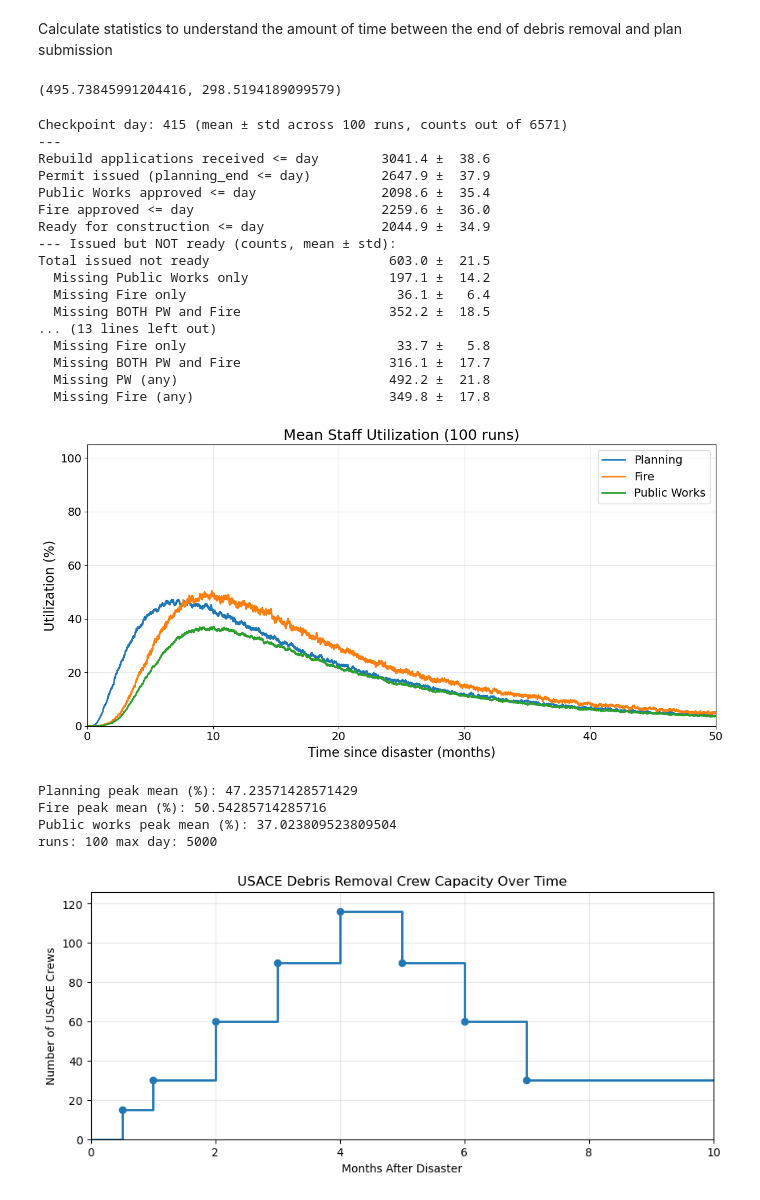
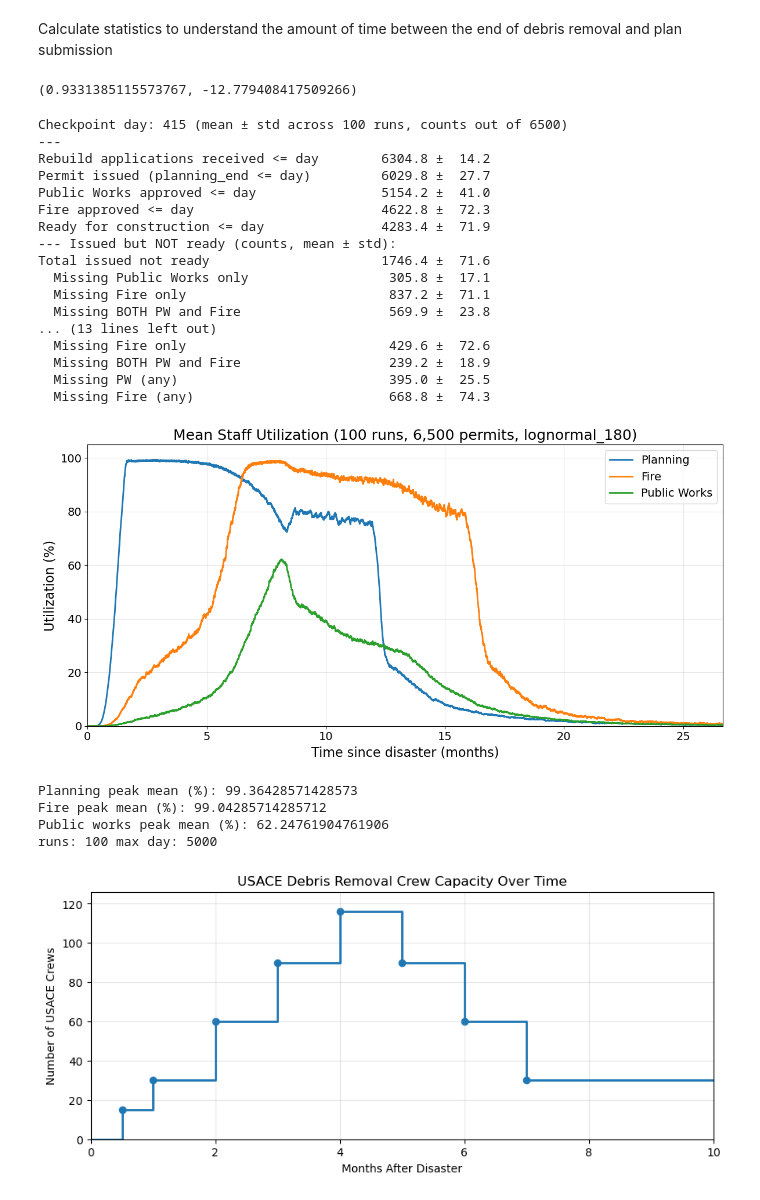
Before and after one commit to MIT-HSCL/permitting-model, a Jupyter notebook: run_simulation.ipynb, the cells around one changed output. Saved outputs shown, nothing was run; the diff lists cells and outputs as text; code cells hidden in the pictures.

Commit message:
Updated visualization outputs

```diff
--- a/run_simulation.ipynb
+++ b/run_simulation.ipynb
@@ -6,7 +6,7 @@ from run_simulation import run_multiple_simulations, print_statistics
 import numpy as np
 
 # --- Global run controls ---
-NUM_PERMITS = 6571
+NUM_PERMITS = 6500
 N_RUNS = 100
 BASE_SEED = 42
 SIMULATION_DURATION = None
@@ -14,14 +14,11 @@ COLLECT_PERMITS = True
 
 # --- Scenario parameters (all supported run_simulation knobs) ---
 SCENARIO_PARAMS = {
-    "name": "standard_custom_non_like",
+    "name": "balanced_standard",  # label for results / utilization dict keys only
     "sequential": "standard",  # "standard", "parallel", "sequential"
     "ai_review": "none",       # "none", "initial_check", "full_review"
-    "pct_pre_approved": 0.018,
-    "pct_custom": 0.91,
-    "pct_self_cert": 0.081,
-    "pct_like_for_like": 0.803,
-    "pre_application_distribution": "baseline",  # baseline, lognormal_180, lognormal_60, lognormal_10, poisson_10
+    "permit_mix": "balanced",
+    "pre_application_distribution": "lognormal_60",  # baseline, lognormal_180, lognormal_60, lognormal_10, poisson_10
     "review_duration_families": None,             # e.g. {"planning": "lognormal", "public_works": "normal", "fire": "triangular"}
     "review_duration_multipliers": None,          # e.g. {"planning": 1.2, "public_works": 1.0, "fire": 0.9, "special_zoning": 1.0, "agency_referral": 1.0}
     "planning_staff_count": 20,
@@ -340,7 +322,7 @@ deltas = [
 
 statistics.mean(deltas), statistics.median(deltas)
 # %% [output]
-(495.73845991204416, 298.5194189099579)
+(0.9331385115573767, -12.779408417509266)
 # %%
 # Snapshot summaries for day 415 and 474 — mean / std across Monte Carlo runs
 if "results" not in globals() or "NUM_PERMITS" not in globals():
@@ -432,38 +414,38 @@ for day in SNAPSHOT_DAYS:
         print(f"{label:42s} {m:7.1f} ± {s:5.1f}")
     print()
 # %% [output]
-Checkpoint day: 415 (mean ± std across 100 runs, counts out of 6571)
+Checkpoint day: 415 (mean ± std across 100 runs, counts out of 6500)
 ---
-Rebuild applications received <= day        3041.4 ±  38.6
-Permit issued (planning_end <= day)         2647.9 ±  37.9
-Public Works approved <= day                2098.6 ±  35.4
-Fire approved <= day                        2259.6 ±  36.0
-Ready for construction <= day               2044.9 ±  34.9
+Rebuild applications received <= day        6304.8 ±  14.2
+Permit issued (planning_end <= day)         6029.8 ±  27.7
+Public Works approved <= day                5154.2 ±  41.0
+Fire approved <= day                        4622.8 ±  72.3
+Ready for construction <= day               4283.4 ±  71.9
 --- Issued but NOT ready (counts, mean ± std):
-Total issued not ready                       603.0 ±  21.5
-  Missing Public Works only                  197.1 ±  14.2
-  Missing Fire only                           36.1 ±   6.4
-  Missing BOTH PW and Fire                   352.2 ±  18.5
+Total issued not ready                      1746.4 ±  71.6
+  Missing Public Works only                  305.8 ±  17.1
+  Missing Fire only                          837.2 ±  71.1
+  Missing BOTH PW and Fire                   569.9 ±  23.8
 ... (13 lines left out)
-  Missing Fire only                           33.7 ±   5.8
-  Missing BOTH PW and Fire                   316.1 ±  17.7
-  Missing PW (any)                           492.2 ±  21.8
-  Missing Fire (any)                         349.8 ±  17.8
+  Missing Fire only                          429.6 ±  72.6
+  Missing BOTH PW and Fire                   239.2 ±  18.9
+  Missing PW (any)                           395.0 ±  25.5
+  Missing Fire (any)                         668.8 ±  74.3
 # %%
 # Mean staff utilization (multi-run average from the first cell)
 from run_simulation import plot_staff_utilization_series
 
 if "AVERAGE_STAFF_UTIL" not in globals():
     raise RuntimeError("Run the first cell so `AVERAGE_STAFF_UTIL` exists.")
 
 plot_staff_utilization_series(
     AVERAGE_STAFF_UTIL,
-    title=f"Mean Staff Utilization ({AVERAGE_STAFF_UTIL['n_runs']} runs)",
-    xlim=(0, 1500),
+    title=f"Mean Staff Utilization ({AVERAGE_STAFF_UTIL['n_runs']} runs, 6,500 permits, lognormal_180)",
+    # xlim=(0, 800),
     # ylim=(0, 100),
 )
 # %% [output]
-[figure, old version]
+[figure, new version]
 # %%
 # Peak mean utilization (same series as the plot above)
 if "AVERAGE_STAFF_UTIL" not in globals():
@@ -475,9 +457,9 @@ print("Fire peak mean (%):", 100 * max(u["fire"]))
 print("Public works peak mean (%):", 100 * max(u["public_works"]))
 print("runs:", u["n_runs"], "max day:", u["max_day"])
 # %% [output]
-Planning peak mean (%): 47.23571428571429
-Fire peak mean (%): 50.54285714285716
-Public works peak mean (%): 37.023809523809504
+Planning peak mean (%): 99.36428571428573
+Fire peak mean (%): 99.04285714285712
+Public works peak mean (%): 62.24761904761906
 runs: 100 max day: 5000
 # %%
 # USACE debris-removal crews over time (from the simulation schedule)
```
Also changed, not shown: parts of 8 cells of this notebook, 5 other files.
